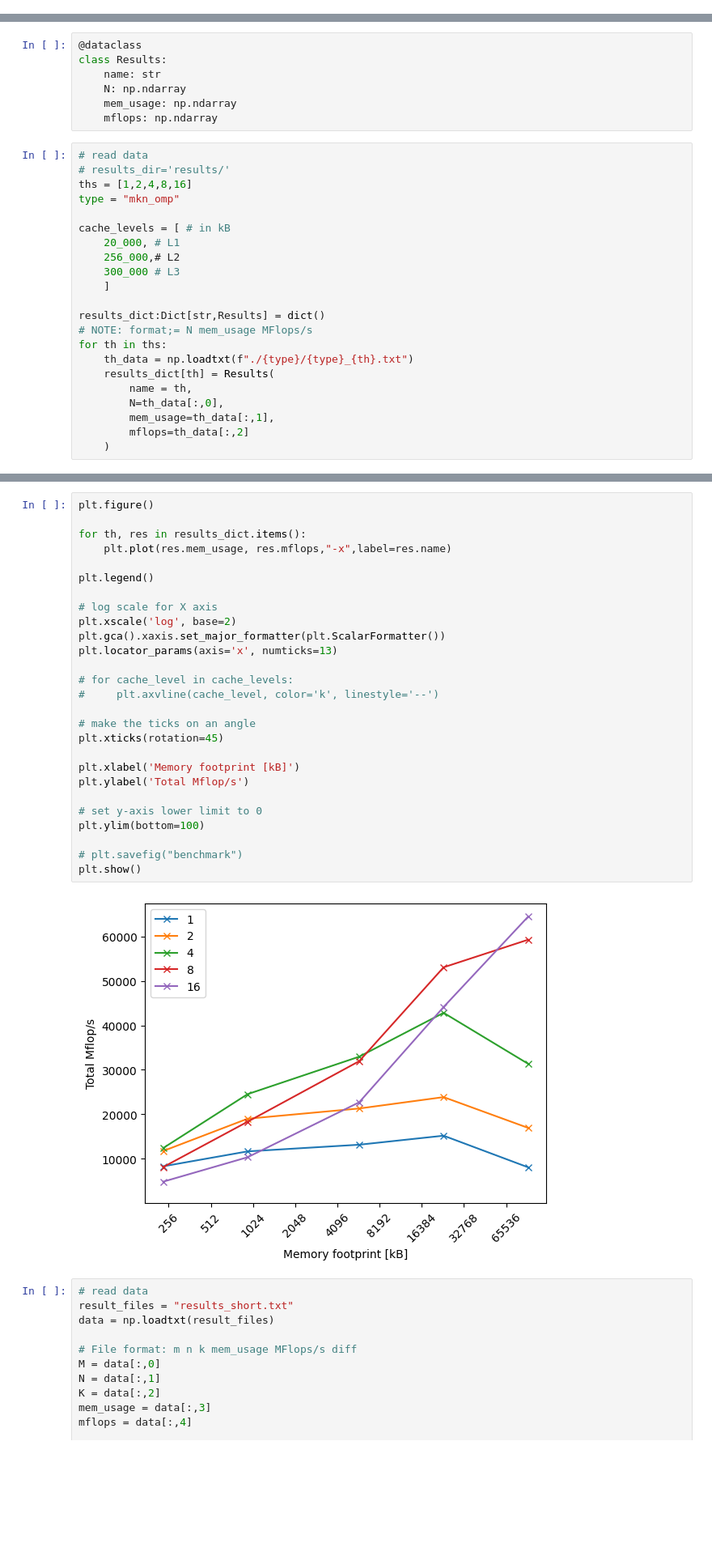
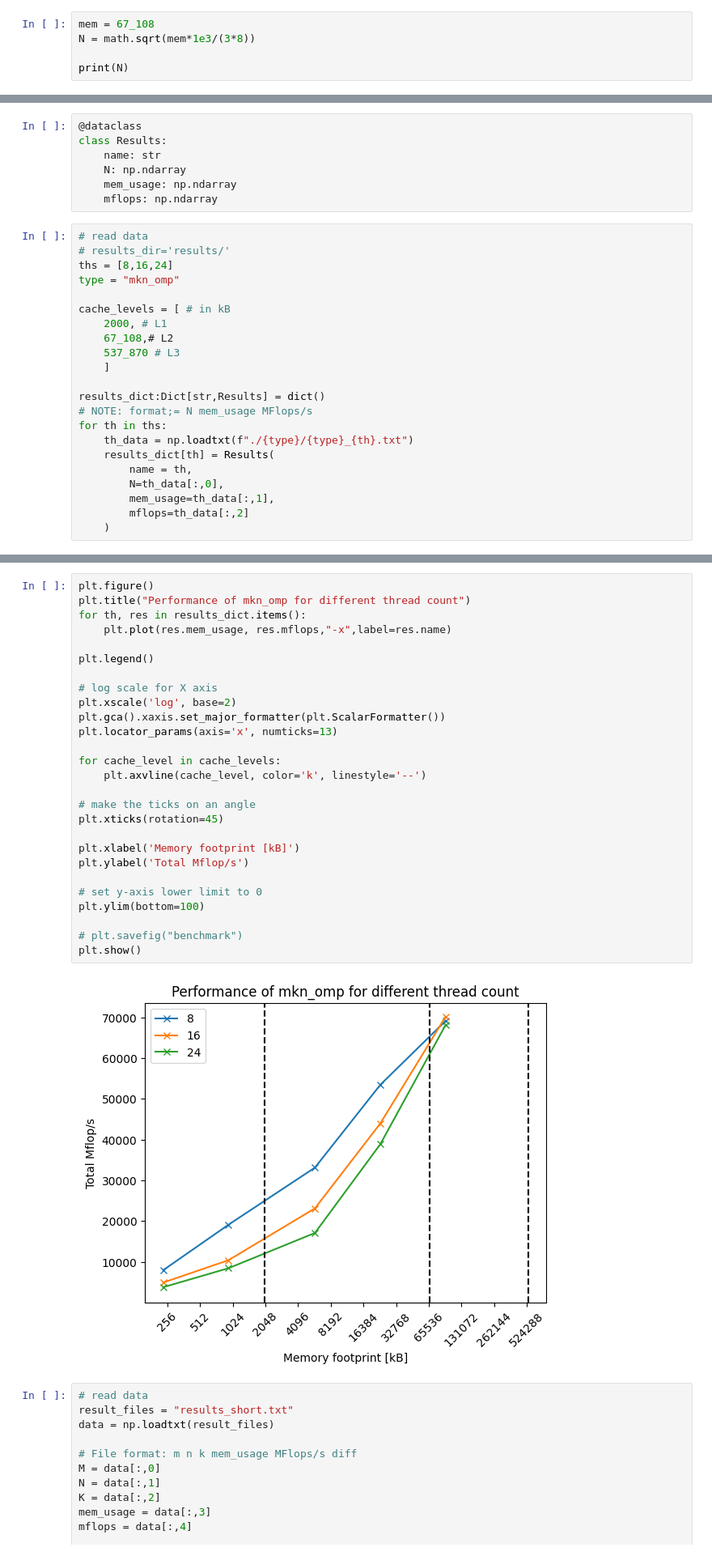
Before and after one commit to ionymikler/HIghPerformanceProgramming_Projects, a Jupyter notebook: project_3/matmul/results/matmul_plotting.ipynb, the cells around one changed output, grey strips where cells are left out. Shown at 81% size. Drawn from its saved outputs; the diff is of its cells as text; blank space fills up the shorter version.

```diff
--- a/project_3/matmul/results/matmul_plotting.ipynb
+++ b/project_3/matmul/results/matmul_plotting.ipynb
@@ -0,0 +26,5 @@
+# %%
+mem = 67_108
+N = math.sqrt(mem*1e3/(3*8))
+
+print(N)
@@ -15,13 +47,13 @@ class Results:
 # %%
 # read data
 # results_dir='results/'
-ths = [1,2,4,8,16]
+ths = [8,16,24]
 type = "mkn_omp"
 
 cache_levels = [ # in kB
-    20_000, # L1
-    256_000,# L2
-    300_000 # L3
+    2000, # L1
+    67_108,# L2
+    537_870 # L3
     ]
 
 results_dict:Dict[str,Results] = dict()
@@ -45,32 +73,32 @@ for th in ths:
 # %%
 plt.figure()
-
+plt.title("Performance of mkn_omp for different thread count")
 for th, res in results_dict.items():
     plt.plot(res.mem_usage, res.mflops,"-x",label=res.name)
 
 plt.legend()
 
 # log scale for X axis
 plt.xscale('log', base=2)
 plt.gca().xaxis.set_major_formatter(plt.ScalarFormatter())
 plt.locator_params(axis='x', numticks=13)
 
-# for cache_level in cache_levels:
-#     plt.axvline(cache_level, color='k', linestyle='--')
+for cache_level in cache_levels:
+    plt.axvline(cache_level, color='k', linestyle='--')
 
 # make the ticks on an angle
 plt.xticks(rotation=45)
 
 plt.xlabel('Memory footprint [kB]')
 plt.ylabel('Total Mflop/s')
 
 # set y-axis lower limit to 0
 plt.ylim(bottom=100)
 
 # plt.savefig("benchmark")
 plt.show()
 # %% [output]
-[figure, old version]
+[figure, new version]
 # %%
 # read data
 result_files = "results_short.txt"
```
Also changed, not shown: parts of 5 cells of this notebook, 2 other files.
